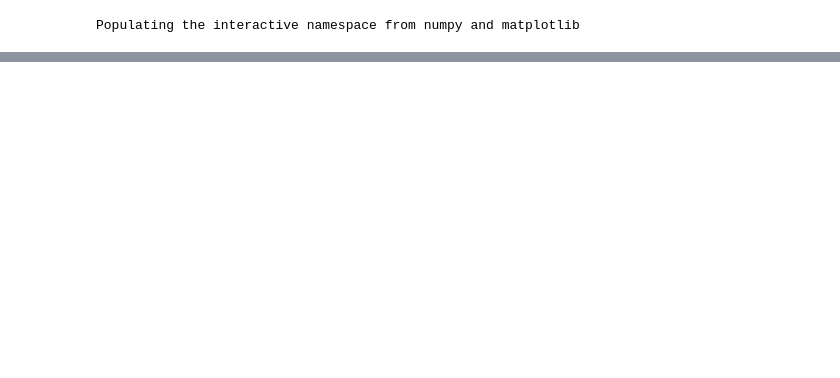
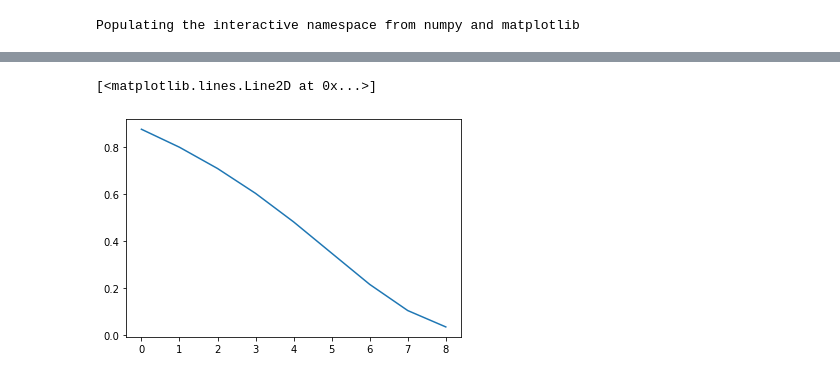
Before and after one commit to mar-rem/Optimizing-efficiency-and-motililty-of-a-polyvalent-molecular-motor, a Jupyter notebook: FiniteHubDistribution.ipynb, the cells around one changed output, grey strips where cells are left out. Cells and saved outputs as stored; diff of their text form; code cells hidden in the pictures; blank space fills up the shorter version.

```diff
--- a/FiniteHubDistribution.ipynb
+++ b/FiniteHubDistribution.ipynb
@@ -304 +438,6 @@ TypeError: object of type 'NoneType' has no len()
+# %%
+plot(eff_Rad)
+# %% [output]
+[<matplotlib.lines.Line2D at 0x...>]
+[figure, added]
 # %%
```
Also changed, not shown: parts of 7 cells of this notebook, 8 other files.
